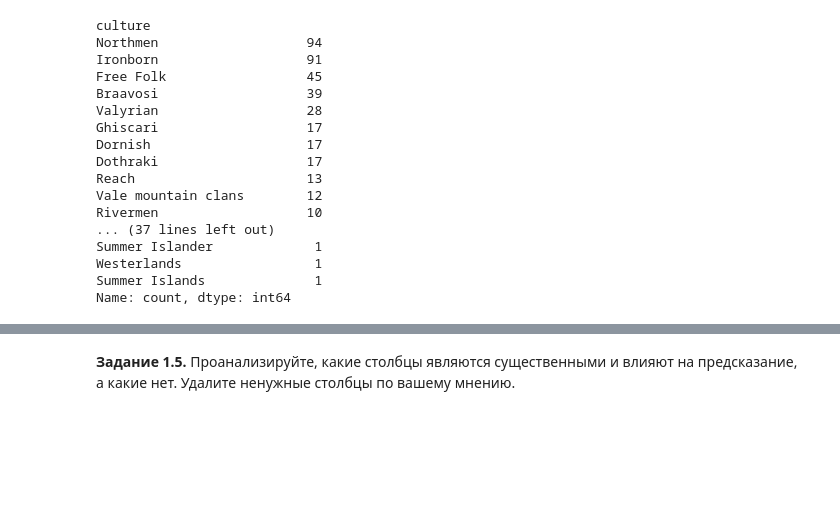
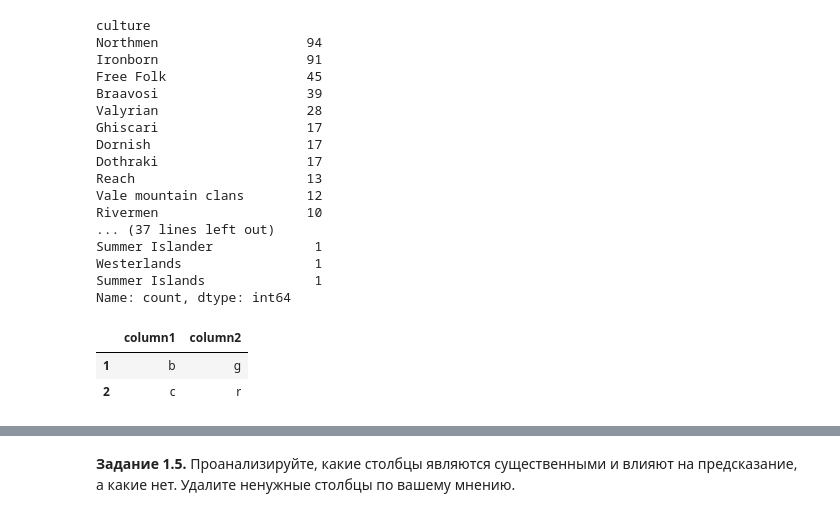
Before and after one commit to eviadann/game_of_thrones_prediction, a Jupyter notebook: src/game_of_thrones_prediction.ipynb, the cells around one changed output, grey strips where cells are left out. Saved outputs shown, nothing was run; the diff lists cells and outputs as text; code cells hidden in the pictures; blank space fills up the shorter version.

```diff
--- a/src/game_of_thrones_prediction.ipynb
+++ b/src/game_of_thrones_prediction.ipynb
@@ -268,3 +268,22 @@ Summer Islander             1
 Westerlands                 1
 Summer Islands              1
 Name: count, dtype: int64
+# %%
+import pandas as pd
+
+# Пример DataFrame
+df = pd.DataFrame({
+    'column1': ['a', 'b', 'c', 'd'],
+    'column2': ['f', 'g', 'R', 't']
+})
+
+# Пример словаря
+my_dict = {'a': 'g', 'b': 'r'}
+# %%
+# Проверка, есть ли элементы df['column1'] среди значений my_dict.values()
+mmmm = df.loc[df['column2'].str.lower().isin(my_dict.values())]
+mmmm
+# %% [output]
+|  | column1 | column2 |
+| 1 | b | g |
+| 2 | c | r |
```
Also changed, not shown: parts of 1 cell of this notebook.
